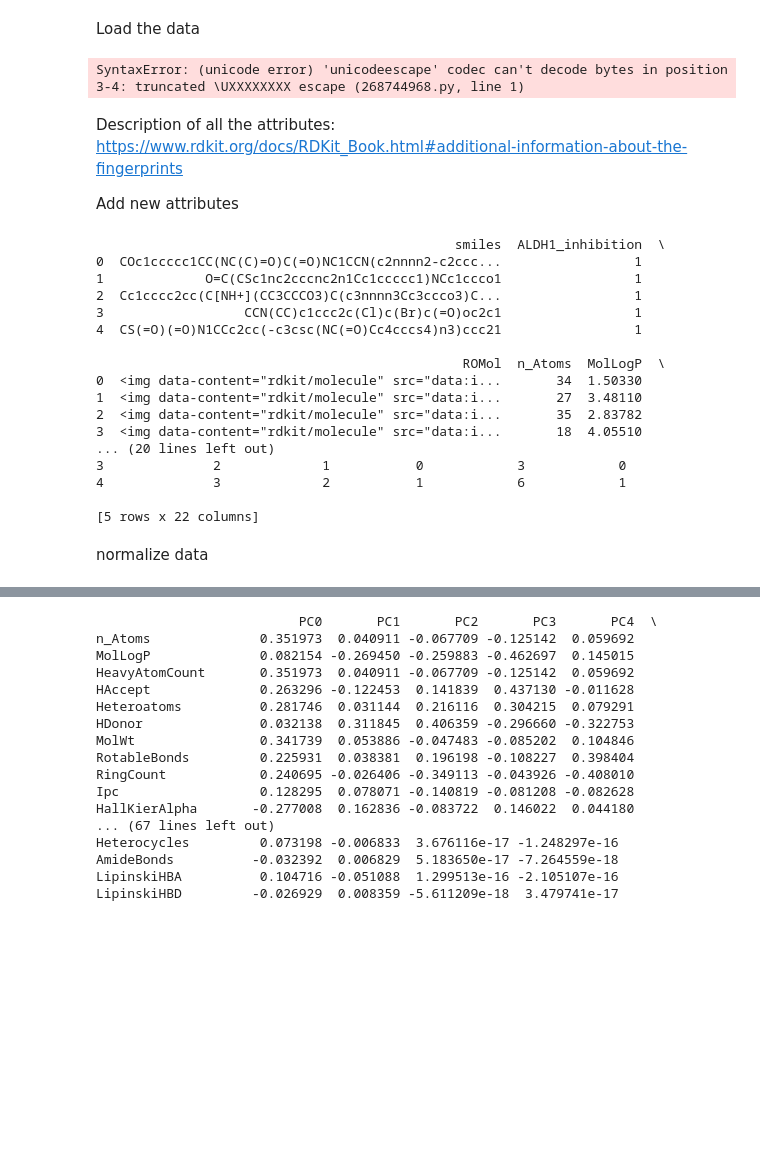
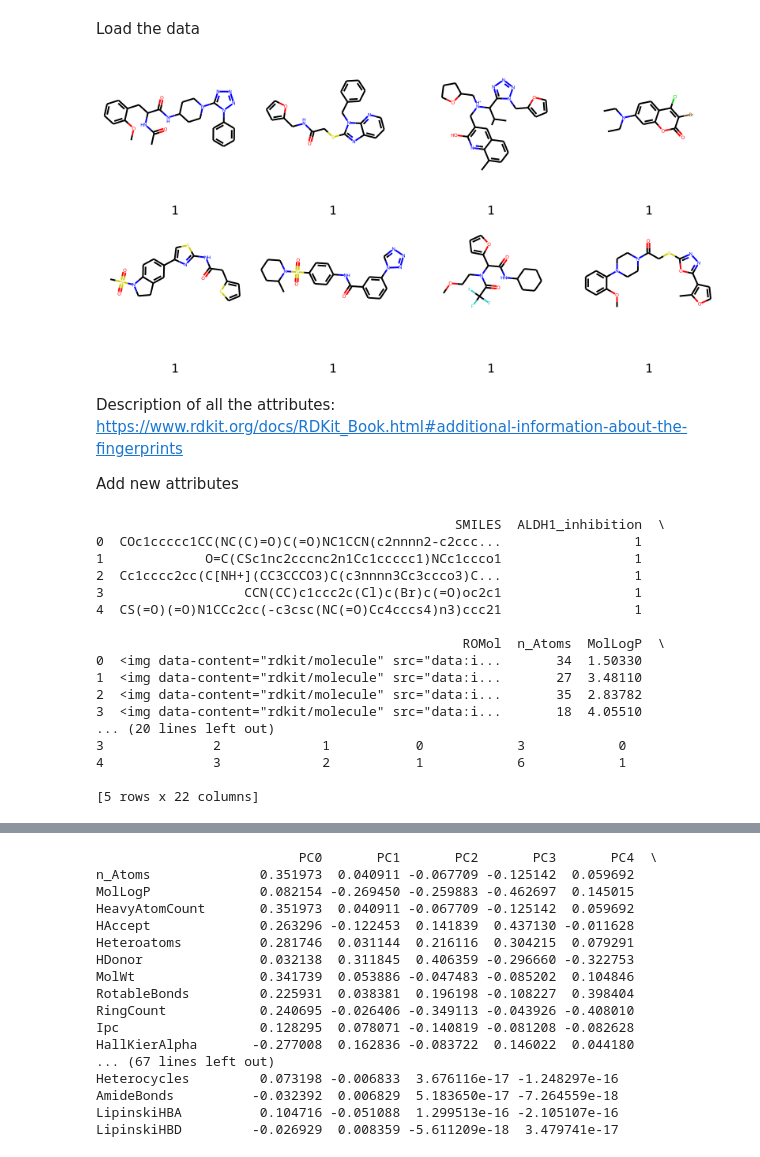
Before and after one commit to Jobs27/AP_groupassignment-, a Jupyter notebook: notebook.ipynb, the cells around one changed output, grey strips where cells are left out. Drawn from its saved outputs; the diff is of its cells as text; code cells hidden in the pictures; blank space fills up the shorter version.

```diff
--- a/notebook.ipynb
+++ b/notebook.ipynb
@@ -18,15 +24,16 @@ import matplotlib
 # %% [markdown]
 Load the data
 # %%
-filepath = "C:\Users\20212746\Documents\python\Advanced programming\tested_molecules-1.csv"
+filepath = "tested_molecules-1.csv"
 
 esol_data = pd.read_csv(filepath)
 
-PandasTools.AddMoleculeColumnToFrame(esol_data, smilesCol='smiles')
+
+PandasTools.AddMoleculeColumnToFrame(esol_data, smilesCol='SMILES')
 
 PandasTools.FrameToGridImage(esol_data.head(8), legendsCol="ALDH1_inhibition", molsPerRow=4)
 # %% [output]
-SyntaxError: (unicode error) 'unicodeescape' codec can't decode bytes in position 3-4: truncated \UXXXXXXXX escape (268744968.py, line 1)
+[figure, added]
 # %% [markdown]
 Description of all the attributes:  https://www.rdkit.org/docs/RDKit_Book.html#additional-information-about-the-fingerprints
 
@@ -54,7 +61,7 @@ esol_data['LipinskiHBD'] = [AllChem.CalcNumLipinskiHBD(x) for x in esol_data['RO
 
 esol_data.head()
 # %% [output]
-                                              smiles  ALDH1_inhibition  \
+                                              SMILES  ALDH1_inhibition  \
 0  COc1ccccc1CC(NC(C)=O)C(=O)NC1CCN(c2nnnn2-c2ccc...                 1
 1             O=C(CSc1nc2cccnc2n1Cc1ccccc1)NCc1ccco1                 1
 2  Cc1cccc2cc(C[NH+](CC3CCCO3)C(c3nnnn3Cc3ccco3)C...                 1
@@ -71,5 +78,3 @@ esol_data.head()
 4              3             2           1            6            1
 
 [5 rows x 22 columns]
-# %% [markdown]
-normalize data
```
Also changed, not shown: parts of 14 cells of this notebook.
